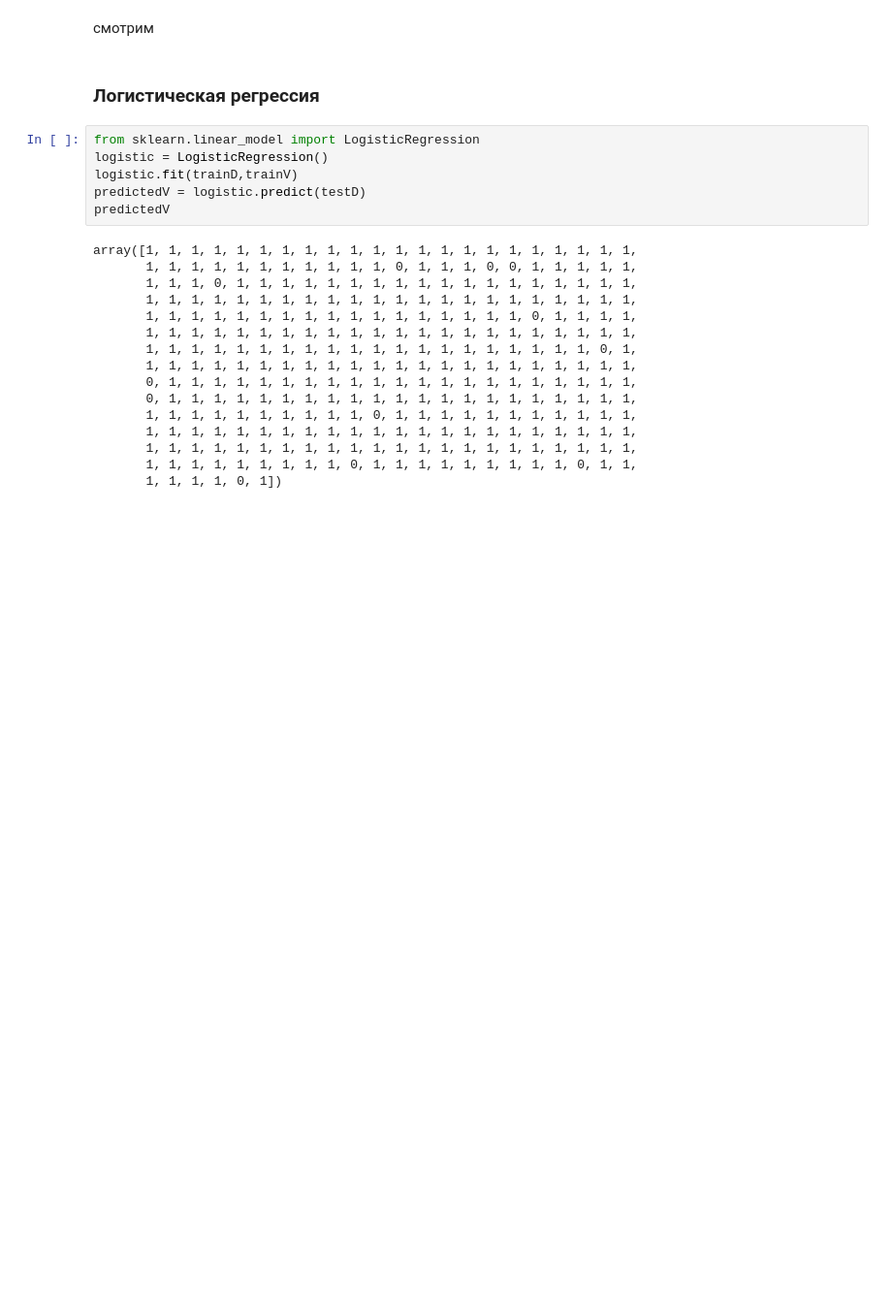
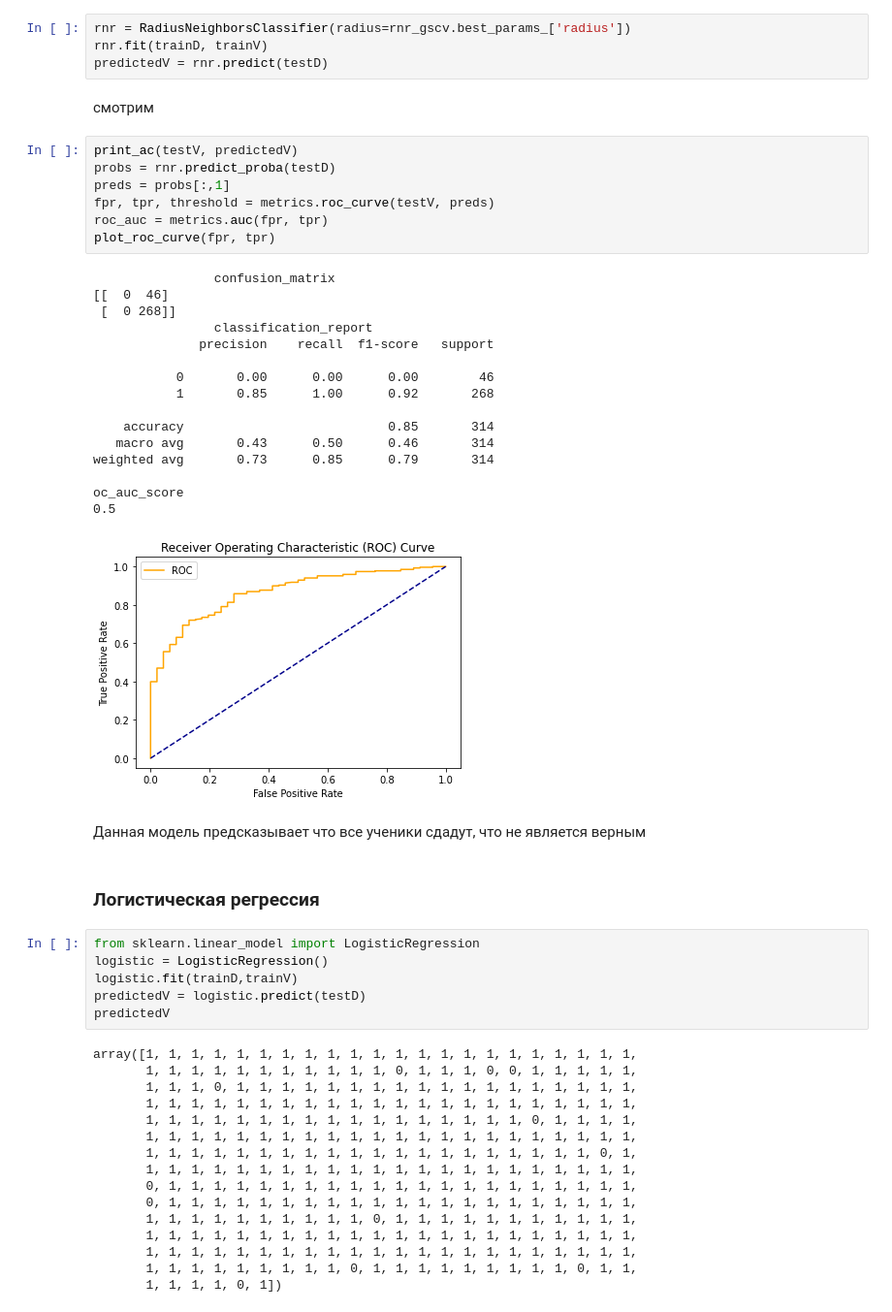
Before and after one commit to dariaAlium/iad, a Jupyter notebook: Lab_3_Supervised_Learning.ipynb, the cells around one changed output. Shown at 97% size. Drawn from its saved outputs; the diff is of its cells as text; blank space fills up the shorter version.

```diff
--- a/Lab_3_Supervised_Learning.ipynb
+++ b/Lab_3_Supervised_Learning.ipynb
@@ -924,7 +971,37 @@ rnr_gscv.best_params_
 # %% [markdown]
 тестим
+# %%
+rnr = RadiusNeighborsClassifier(radius=rnr_gscv.best_params_['radius'])
+rnr.fit(trainD, trainV)
+predictedV = rnr.predict(testD)
 # %% [markdown]
 смотрим
+# %%
+print_ac(testV, predictedV)
+probs = rnr.predict_proba(testD)
+preds = probs[:,1]
+fpr, tpr, threshold = metrics.roc_curve(testV, preds)
+roc_auc = metrics.auc(fpr, tpr)
+plot_roc_curve(fpr, tpr)
+# %% [output]
+                confusion_matrix
+[[  0  46]
+ [  0 268]]
+                classification_report
+              precision    recall  f1-score   support
+
+           0       0.00      0.00      0.00        46
+           1       0.85      1.00      0.92       268
+
+    accuracy                           0.85       314
+   macro avg       0.43      0.50      0.46       314
+weighted avg       0.73      0.85      0.79       314
+
+oc_auc_score
+0.5
+[figure, added]
+# %% [markdown]
+Данная модель предсказывает что все ученики сдадут, что не является верным
 # %% [markdown]
 ### Логистическая регрессия
 # %%
```
Also changed, not shown: parts of 86 cells of this notebook.
